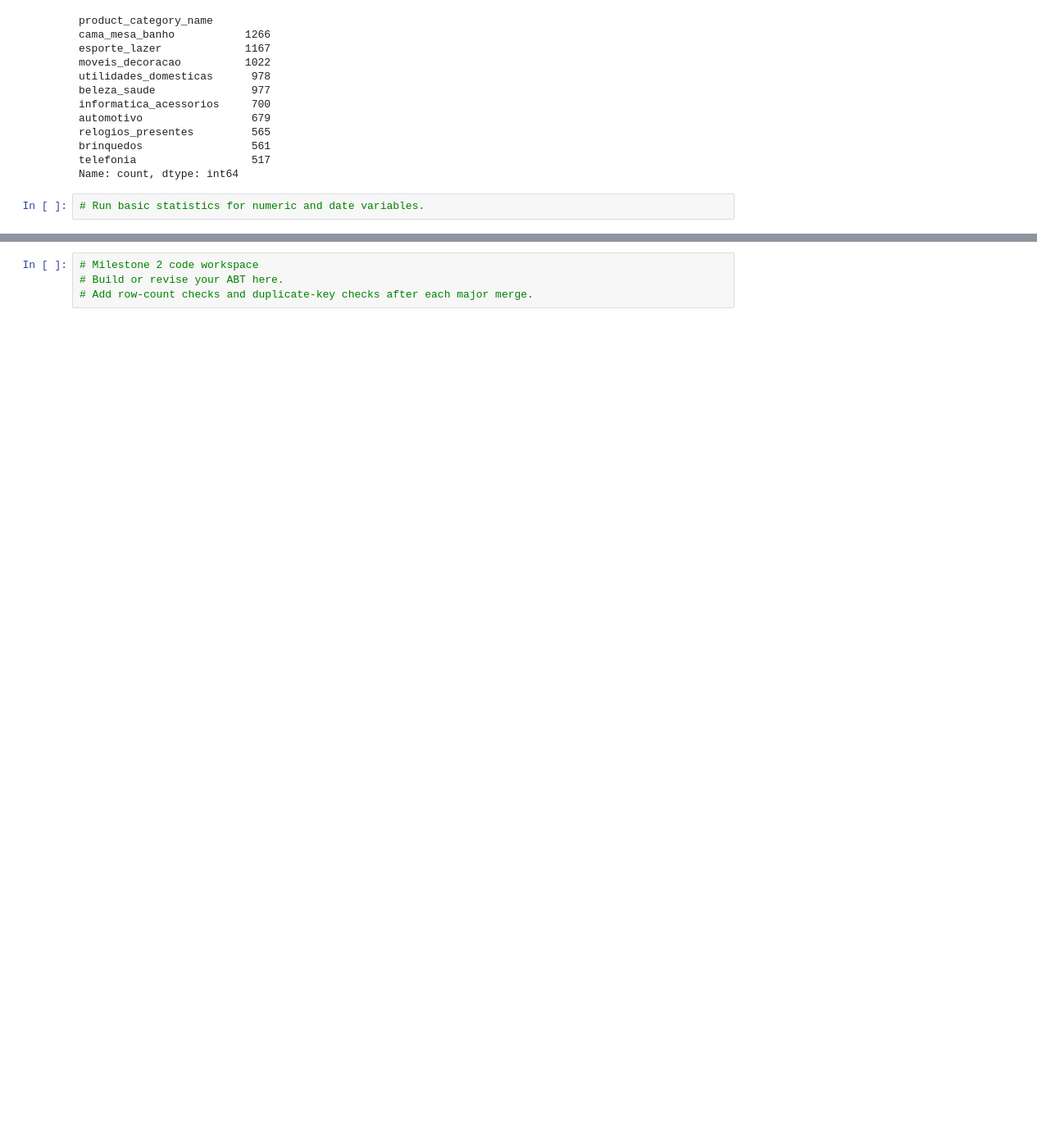
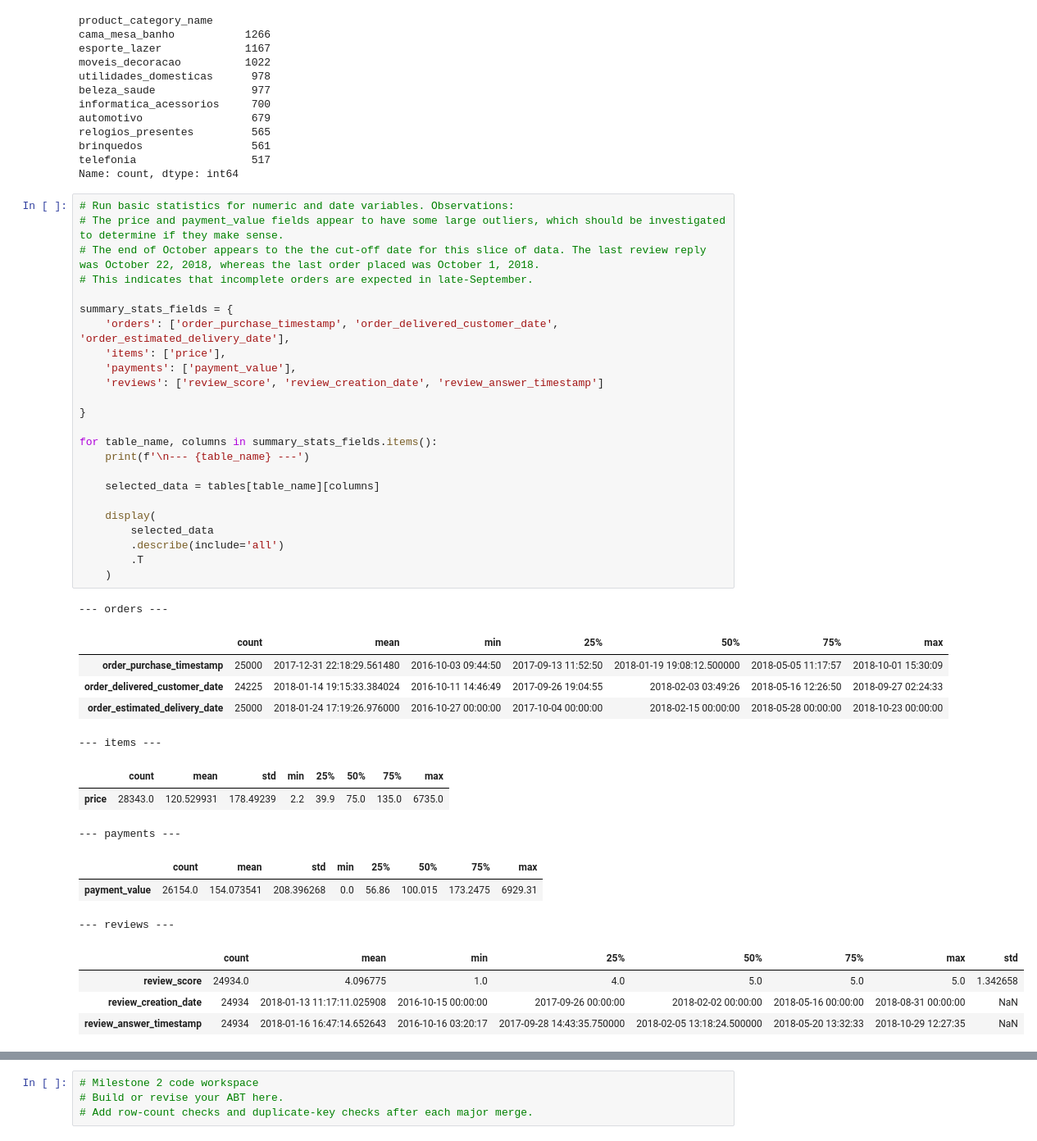
Before and after one commit to acruz-utsa/ban6003-project-option-2-olist-aliciacruz, a Jupyter notebook: notebooks/olist_project_starter.ipynb, the cells around one changed output, grey strips where cells are left out. Shown at 82% size. Drawn from its saved outputs; the diff is of its cells as text; blank space fills up the shorter version.

```diff
--- a/notebooks/olist_project_starter.ipynb
+++ b/notebooks/olist_project_starter.ipynb
@@ -518,8 +518,47 @@ relogios_presentes         565
 brinquedos                 561
 telefonia                  517
 Name: count, dtype: int64
-# %%
-# Run basic statistics for numeric and date variables.
+# %%
+# Run basic statistics for numeric and date variables. Observations:
+# The price and payment_value fields appear to have some large outliers, which should be investigated to determine if they make sense.
+# The end of October appears to the the cut-off date for this slice of data. The last review reply was October 22, 2018, whereas the last order placed was October 1, 2018.
+# This indicates that incomplete orders are expected in late-September.
+
+summary_stats_fields = {
+    'orders': ['order_purchase_timestamp', 'order_delivered_customer_date', 'order_estimated_delivery_date'],
+    'items': ['price'],
+    'payments': ['payment_value'],
+    'reviews': ['review_score', 'review_creation_date', 'review_answer_timestamp']
+
+}
+
+for table_name, columns in summary_stats_fields.items():
+    print(f'\n--- {table_name} ---')
+
+    selected_data = tables[table_name][columns]
+
+    display(
+        selected_data
+        .describe(include='all')
+        .T
+    )
+# %% [output]
+--- orders ---
+|  | count | mean | min | 25% | 50% | 75% | max |
+| order_purchase_timestamp | 25000 | 2017-12-31 22:18:29.561480 | 2016-10-03 09:44:50 | 2017-09-13 11:52:50 | 2018-01-19 19:08:12.500000 | 2018-05-05 11:17:57 | 2018-10-01 15:30:09 |
+| order_delivered_customer_date | 24225 | 2018-01-14 19:15:33.384024 | 2016-10-11 14:46:49 | 2017-09-26 19:04:55 | 2018-02-03 03:49:26 | 2018-05-16 12:26:50 | 2018-09-27 02:24:33 |
+| order_estimated_delivery_date | 25000 | 2018-01-24 17:19:26.976000 | 2016-10-27 00:00:00 | 2017-10-04 00:00:00 | 2018-02-15 00:00:00 | 2018-05-28 00:00:00 | 2018-10-23 00:00:00 |
+--- items ---
+|  | count | mean | std | min | 25% | 50% | 75% | max |
+| price | 28343.0 | 120.529931 | 178.49239 | 2.2 | 39.9 | 75.0 | 135.0 | 6735.0 |
+--- payments ---
+|  | count | mean | std | min | 25% | 50% | 75% | max |
+| payment_value | 26154.0 | 154.073541 | 208.396268 | 0.0 | 56.86 | 100.015 | 173.2475 | 6929.31 |
+--- reviews ---
+|  | count | mean | min | 25% | 50% | 75% | max | std |
+| review_score | 24934.0 | 4.096775 | 1.0 | 4.0 | 5.0 | 5.0 | 5.0 | 1.342658 |
+| review_creation_date | 24934 | 2018-01-13 11:17:11.025908 | 2016-10-15 00:00:00 | 2017-09-26 00:00:00 | 2018-02-02 00:00:00 | 2018-05-16 00:00:00 | 2018-08-31 00:00:00 | NaN |
+| review_answer_timestamp | 24934 | 2018-01-16 16:47:14.652643 | 2016-10-16 03:20:17 | 2017-09-28 14:43:35.750000 | 2018-02-05 13:18:24.500000 | 2018-05-20 13:32:33 | 2018-10-29 12:27:35 | NaN |
 # %% [markdown]
 ## Milestone 2 Starter: Integration, Transformation, and Preliminary ABT
 
```
